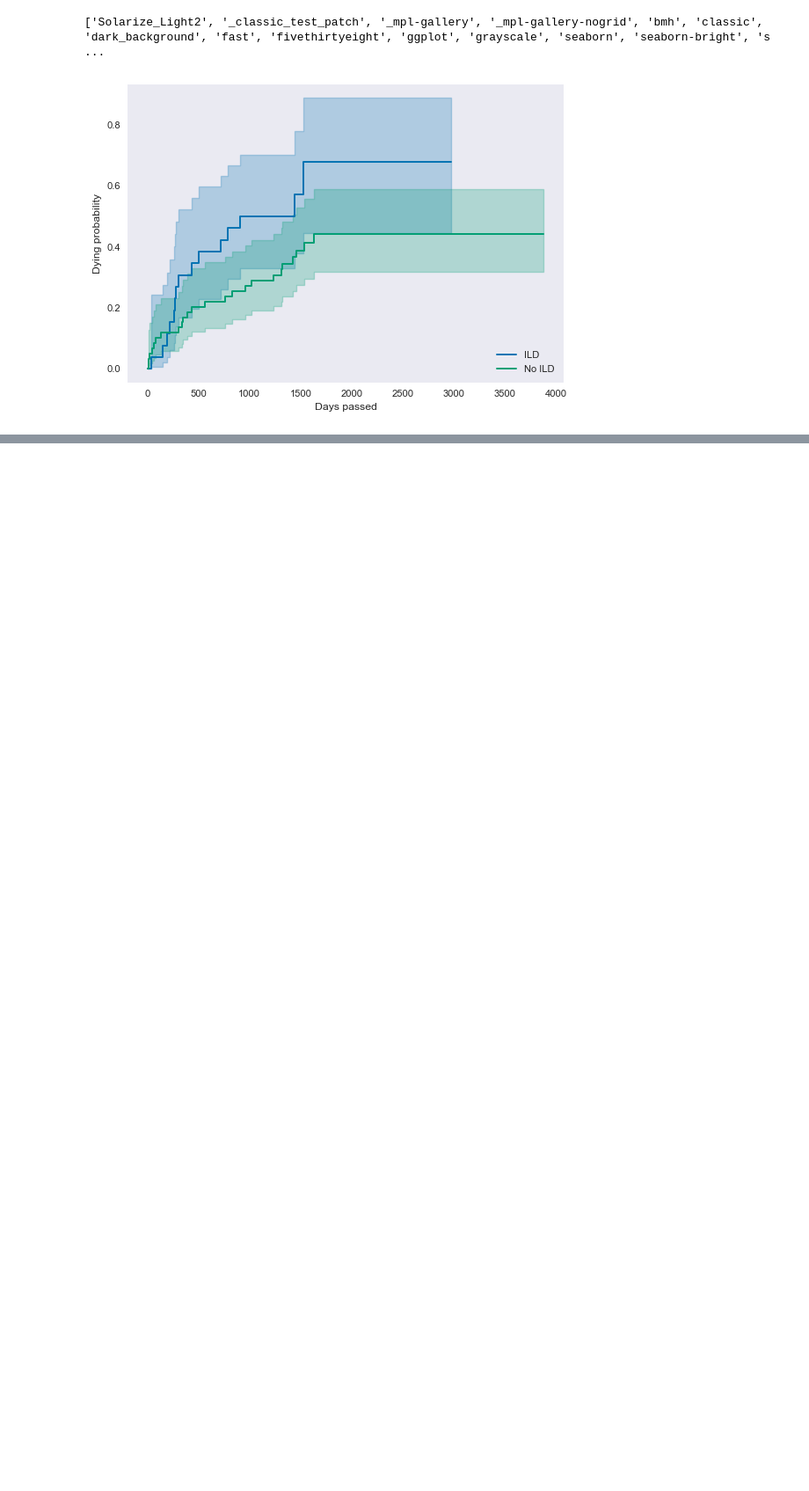
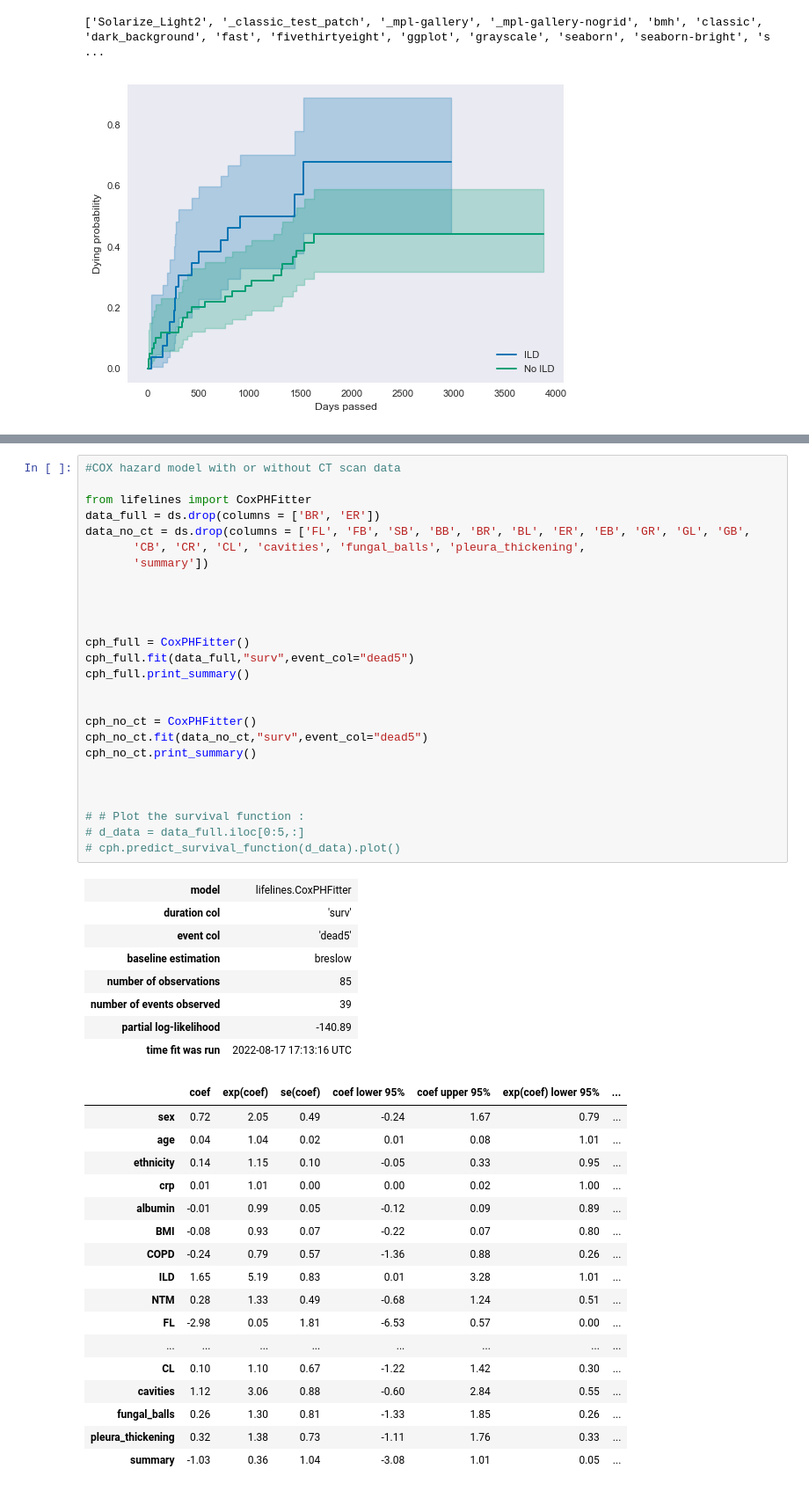
Before and after one commit to AgatheZ/Master-Project, a Jupyter notebook: Additional_analysis/model.ipynb, the cells around one changed output, grey strips where cells are left out. Shown at 88% size. Cells and saved outputs as stored; diff of their text form; blank space fills up the shorter version.

```diff
--- a/Additional_analysis/model.ipynb
+++ b/Additional_analysis/model.ipynb
@@ -262,0 +284,52 @@ ax.grid(False)
+# %%
+#COX hazard model with or without CT scan data
+
+from lifelines import CoxPHFitter
+data_full = ds.drop(columns = ['BR', 'ER'])
+data_no_ct = ds.drop(columns = ['FL', 'FB', 'SB', 'BB', 'BR', 'BL', 'ER', 'EB', 'GR', 'GL', 'GB',
+       'CB', 'CR', 'CL', 'cavities', 'fungal_balls', 'pleura_thickening',
+       'summary'])
+
+
+
+
+cph_full = CoxPHFitter()
+cph_full.fit(data_full,"surv",event_col="dead5")
+cph_full.print_summary()
+
+
+cph_no_ct = CoxPHFitter()
+cph_no_ct.fit(data_no_ct,"surv",event_col="dead5")
+cph_no_ct.print_summary()
+
+
+
+# # Plot the survival function :
+# d_data = data_full.iloc[0:5,:]
+# cph.predict_survival_function(d_data).plot()
+# %% [output]
+| model | lifelines.CoxPHFitter |
+| duration col | 'surv' |
+| event col | 'dead5' |
+| baseline estimation | breslow |
+| number of observations | 85 |
+| number of events observed | 39 |
+| partial log-likelihood | -140.89 |
+| time fit was run | 2022-08-17 17:13:16 UTC |
+|  | coef | exp(coef) | se(coef) | coef lower 95% | coef upper 95% | exp(coef) lower 95% | ... |
+| sex | 0.72 | 2.05 | 0.49 | -0.24 | 1.67 | 0.79 | ... |
+| age | 0.04 | 1.04 | 0.02 | 0.01 | 0.08 | 1.01 | ... |
+| ethnicity | 0.14 | 1.15 | 0.10 | -0.05 | 0.33 | 0.95 | ... |
+| crp | 0.01 | 1.01 | 0.00 | 0.00 | 0.02 | 1.00 | ... |
+| albumin | -0.01 | 0.99 | 0.05 | -0.12 | 0.09 | 0.89 | ... |
+| BMI | -0.08 | 0.93 | 0.07 | -0.22 | 0.07 | 0.80 | ... |
+| COPD | -0.24 | 0.79 | 0.57 | -1.36 | 0.88 | 0.26 | ... |
+| ILD | 1.65 | 5.19 | 0.83 | 0.01 | 3.28 | 1.01 | ... |
+| NTM | 0.28 | 1.33 | 0.49 | -0.68 | 1.24 | 0.51 | ... |
+| FL | -2.98 | 0.05 | 1.81 | -6.53 | 0.57 | 0.00 | ... |
+| ... | ... | ... | ... | ... | ... | ... | ... |
+| CL | 0.10 | 1.10 | 0.67 | -1.22 | 1.42 | 0.30 | ... |
+| cavities | 1.12 | 3.06 | 0.88 | -0.60 | 2.84 | 0.55 | ... |
+| fungal_balls | 0.26 | 1.30 | 0.81 | -1.33 | 1.85 | 0.26 | ... |
+| pleura_thickening | 0.32 | 1.38 | 0.73 | -1.11 | 1.76 | 0.33 | ... |
+| summary | -1.03 | 0.36 | 1.04 | -3.08 | 1.01 | 0.05 | ... |
```
Also changed, not shown: parts of 5 cells of this notebook, 3 other files.
